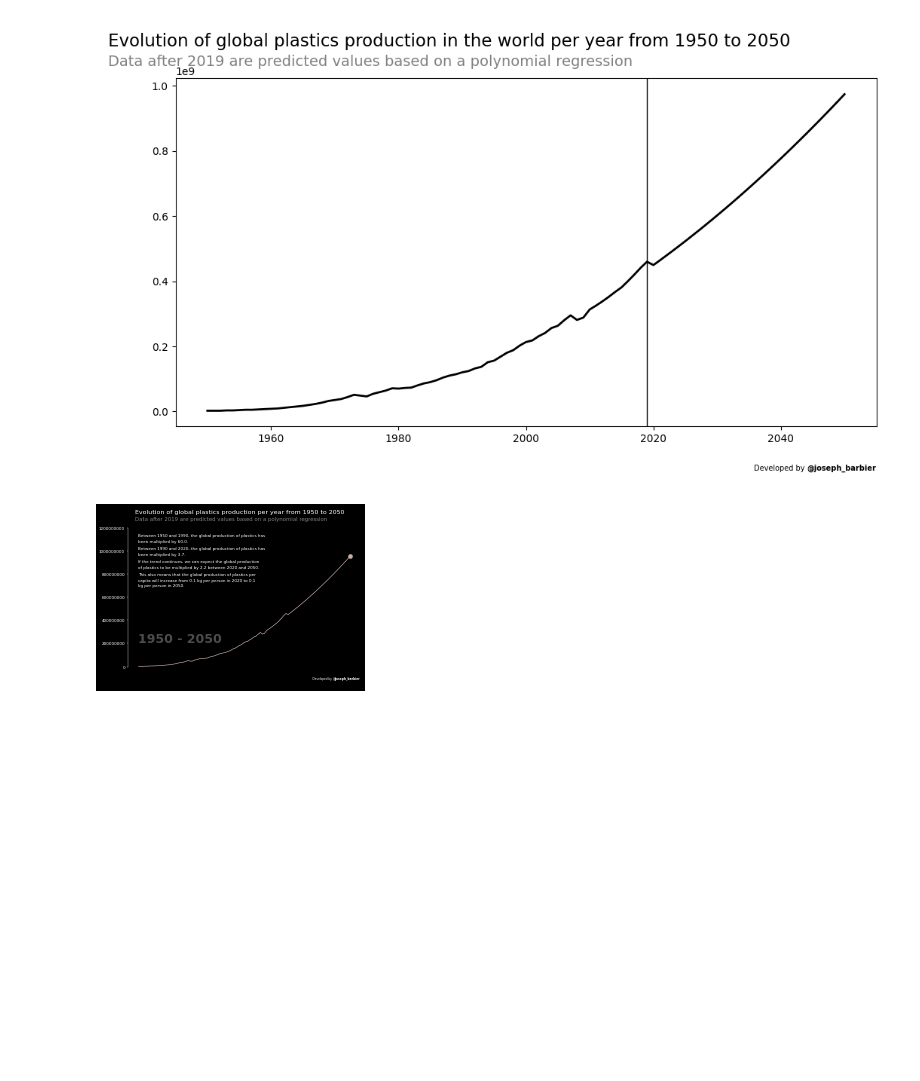
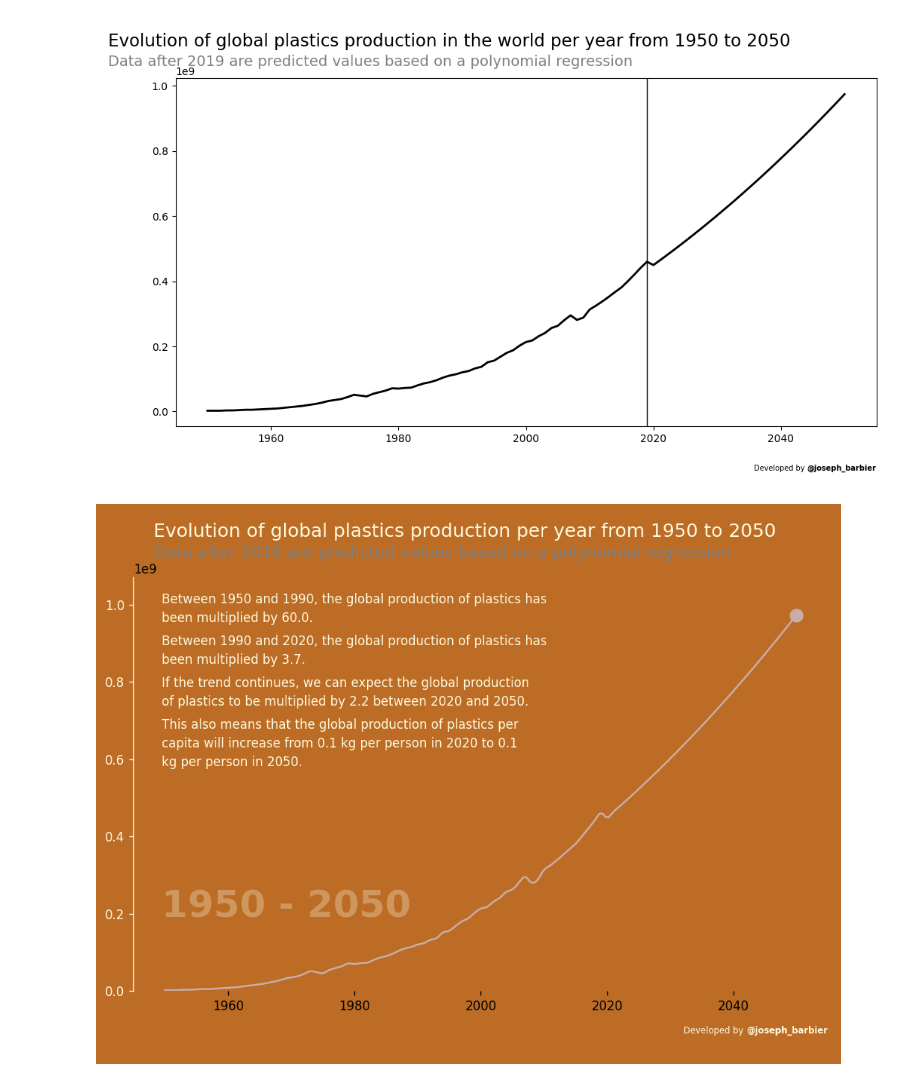
Before and after one commit to JosephBARBIERDARNAL/misc-dataviz, a Jupyter notebook: plastic-pollution/code.ipynb, the cells around one changed output. Cells and saved outputs as stored; diff of their text form; code cells hidden in the pictures; blank space fills up the shorter version.

Commit message:
test with diffeent colors

```diff
--- a/plastic-pollution/code.ipynb
+++ b/plastic-pollution/code.ipynb
@@ -13,7 +13,7 @@ from sklearn.pipeline import make_pipeline
 from highlight_text import fig_text, ax_text
 
 # parameters
-interpolate = False
+interpolate = True
 interpolate_factor = 10
 
 # pre processing
@@ -93,8 +93,8 @@ plt.show()
 [figure]
 # %%
 # parameters
-background_color = 'black'
-text_color = 'white'
+background_color = '#bc6c25'
+text_color = '#fefae0'
 line_color = '#c9ada7'
 
 # description
@@ -114,7 +114,7 @@ This also means that the global production of plastics per capita will increase
 """
 
 # Setting up the plot
-fig, ax = plt.subplots(figsize=(10, 6), dpi=30)
+fig, ax = plt.subplots(figsize=(10, 6), dpi=120)
 fig.set_facecolor(background_color)
 ax.set_facecolor(background_color)
 ax.tick_params(axis='y', colors=text_color)
@@ -153,6 +153,7 @@ def update(frame):
     y_max = df.iloc[:frame+1].sum(axis=1).max()
     ax.set_ylim(0, y_max*1.1)
     ax.spines[['top', 'right', 'bottom']].set_visible(False)
+    ax.set_xticks([])
     #ax.set_yticks([tick for tick in ax.get_yticks()])
     #ax.set_yticklabels([round(label) for label in ax.get_yticks()], fontsize=10)
 
@@ -180,32 +181,32 @@ def update(frame):
     fig_text(
         0.13, 0.99,
         text,
         ha='left', va='top',
         highlight_textprops=[
             {'color':text_color, 'fontsize':15},
             {'color':'grey', 'fontsize':13},
         ],
         fig=fig
     )
 
     # credit annotation
     text = """
     Developed by <@joseph_barbier>
     """
     fig_text(
         0.9, 0,
         text,
         ha='right', va='bottom',
         fontsize=7,
         color=text_color,
         highlight_textprops=[
             {'fontweight':'bold'},
         ],
         fig=fig
     )
 
 # create and save animation
 ani = FuncAnimation(fig, update, frames=len(df))
-ani.save('global-plastics-production.gif', fps=20)
+ani.save('global-plastics-production-test.gif', fps=20)
 # %% [output]
-[figure, old version]
+[figure, new version]
```
Also changed, not shown: parts of 1 cell of this notebook, 1 other file.
